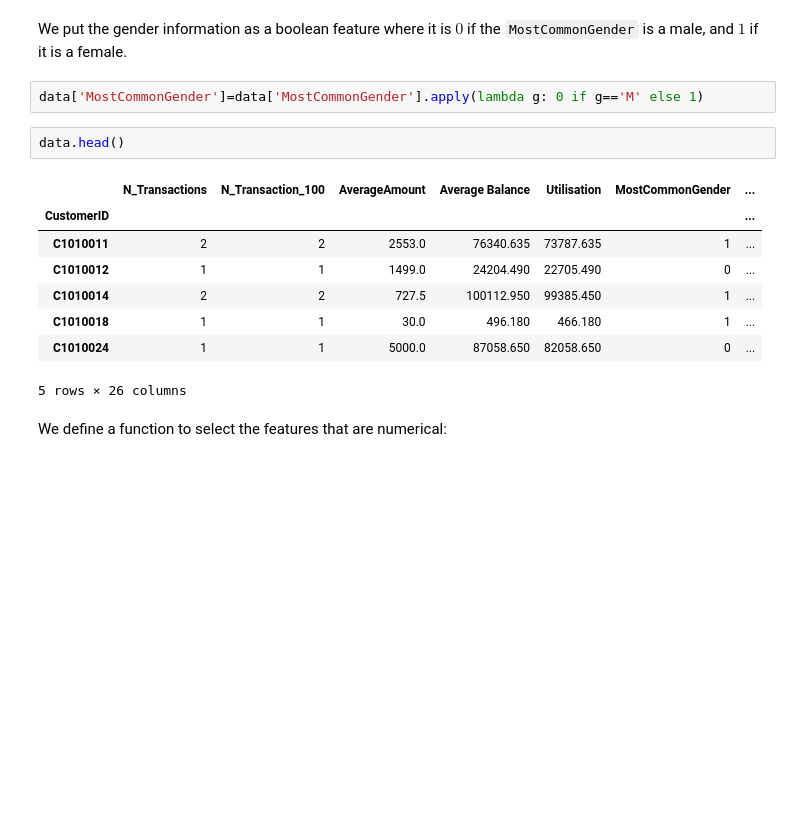
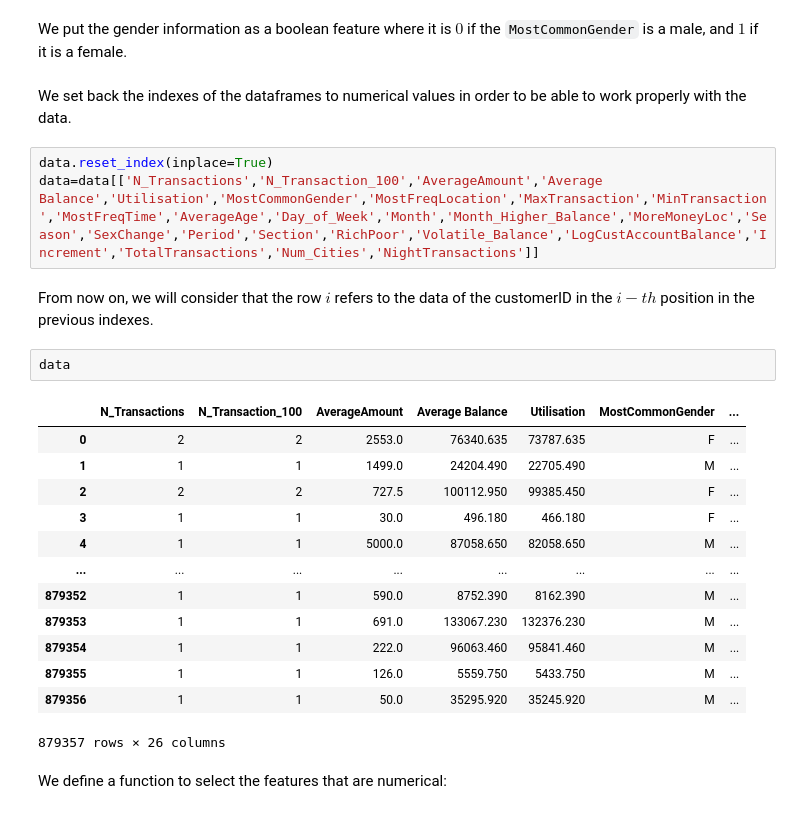
Before and after one commit to Vah1d/ADM-HW4, a Jupyter notebook: 2.2 and 2.3 with sample of the dataset.ipynb, the cells around one changed output. Saved outputs shown, nothing was run; the diff lists cells and outputs as text; blank space fills up the shorter version.

```diff
--- a/2.2 and 2.3 with sample of the dataset.ipynb
+++ b/2.2 and 2.3 with sample of the dataset.ipynb
@@ -8,19 +8,29 @@ import matplotlib.pyplot as plt
 data=pd.read_pickle('NewData.pkl')
 # %% [markdown]
 We put the gender information as a boolean feature where it is $0$ if the `MostCommonGender` is a male, and $1$ if it is a female.
-# %%
-data['MostCommonGender']=data['MostCommonGender'].apply(lambda g: 0 if g=='M' else 1)
+# %% [markdown]
+We set back the indexes of the dataframes to numerical values in order to be able to work properly with the data.
 # %%
-data.head()
+data.reset_index(inplace=True)
+data=data[['N_Transactions','N_Transaction_100','AverageAmount','Average Balance','Utilisation','MostCommonGender','MostFreqLocation','MaxTransaction','MinTransaction','MostFreqTime','AverageAge','Day_of_Week','Month','Month_Higher_Balance','MoreMoneyLoc','Season','SexChange','Period','Section','RichPoor','Volatile_Balance','LogCustAccountBalance','Increment','TotalTransactions','Num_Cities','NightTransactions']]
-# %% [output]
-|  | N_Transactions | N_Transaction_100 | AverageAmount | Average Balance | Utilisation | MostCommonGender | ... |
-| CustomerID |  |  |  |  |  |  | ... |
-| C1010011 | 2 | 2 | 2553.0 | 76340.635 | 73787.635 | 1 | ... |
-| C1010012 | 1 | 1 | 1499.0 | 24204.490 | 22705.490 | 0 | ... |
-| C1010014 | 2 | 2 | 727.5 | 100112.950 | 99385.450 | 1 | ... |
-| C1010018 | 1 | 1 | 30.0 | 496.180 | 466.180 | 1 | ... |
-| C1010024 | 1 | 1 | 5000.0 | 87058.650 | 82058.650 | 0 | ... |
-5 rows × 26 columns
+# %% [markdown]
+From now on, we will consider that the row $i$ refers to the data of the customerID in the $i-th$ position in the previous indexes.
+# %%
+data
+# %% [output]
+|  | N_Transactions | N_Transaction_100 | AverageAmount | Average Balance | Utilisation | MostCommonGender | ... |
+| 0 | 2 | 2 | 2553.0 | 76340.635 | 73787.635 | F | ... |
+| 1 | 1 | 1 | 1499.0 | 24204.490 | 22705.490 | M | ... |
+| 2 | 2 | 2 | 727.5 | 100112.950 | 99385.450 | F | ... |
+| 3 | 1 | 1 | 30.0 | 496.180 | 466.180 | F | ... |
+| 4 | 1 | 1 | 5000.0 | 87058.650 | 82058.650 | M | ... |
+| ... | ... | ... | ... | ... | ... | ... | ... |
+| 879352 | 1 | 1 | 590.0 | 8752.390 | 8162.390 | M | ... |
+| 879353 | 1 | 1 | 691.0 | 133067.230 | 132376.230 | M | ... |
+| 879354 | 1 | 1 | 222.0 | 96063.460 | 95841.460 | M | ... |
+| 879355 | 1 | 1 | 126.0 | 5559.750 | 5433.750 | M | ... |
+| 879356 | 1 | 1 | 50.0 | 35295.920 | 35245.920 | M | ... |
+879357 rows × 26 columns
 # %% [markdown]
 We define a function to select the features that are numerical:
 # %%
```
Also changed, not shown: parts of 19 cells of this notebook.
